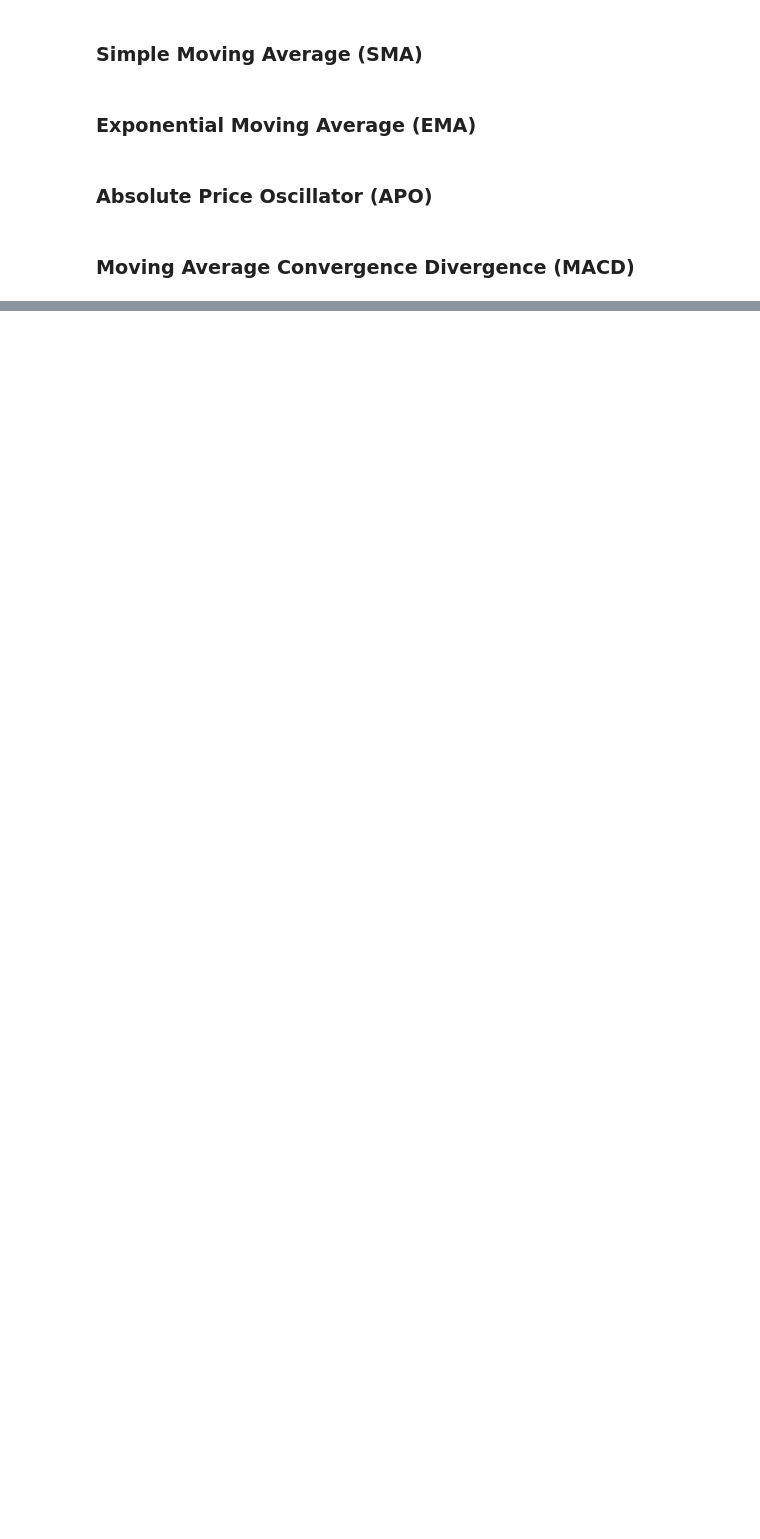
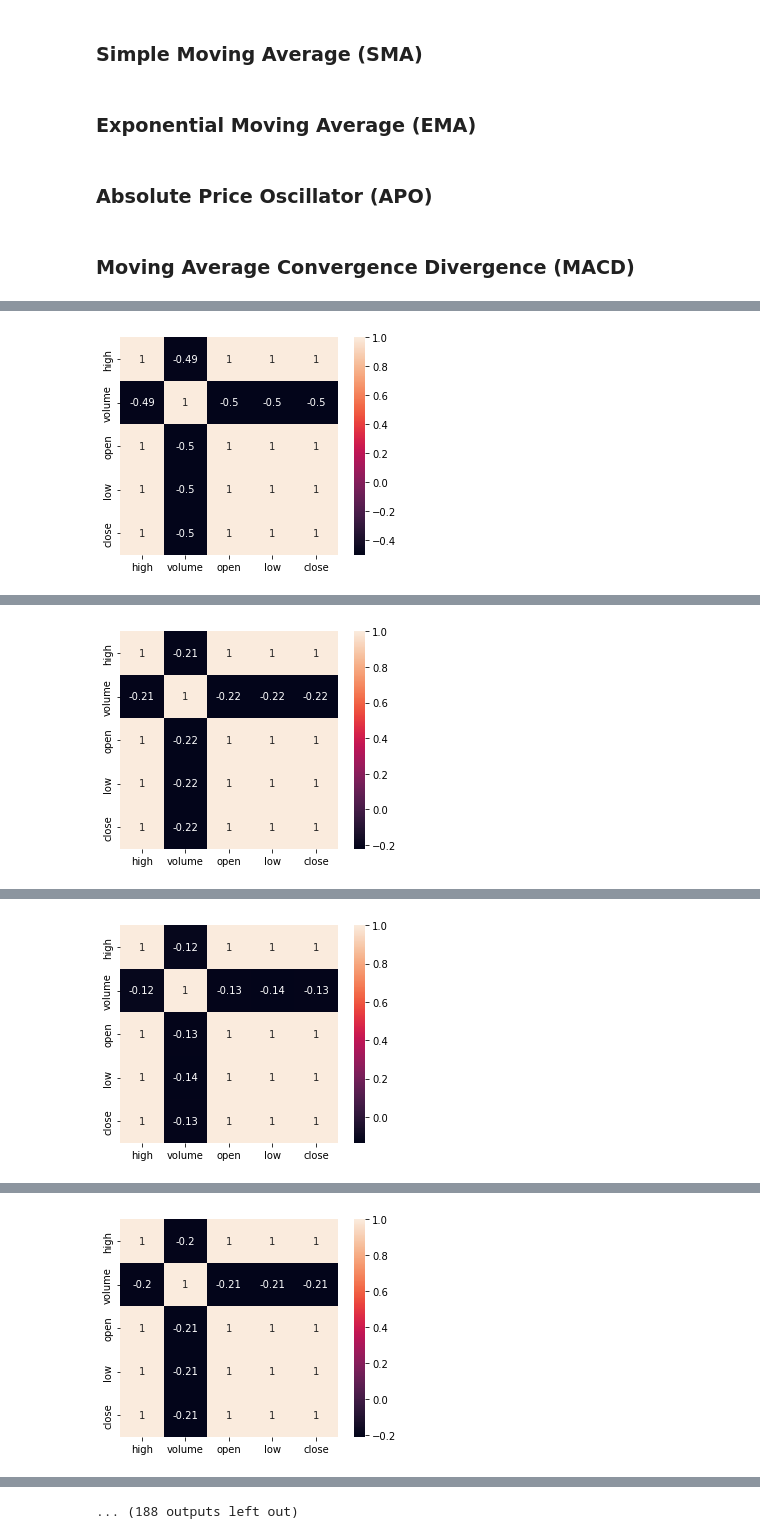
Before and after one commit to elkinnarvaez/thesis, a Jupyter notebook: TradingProject.ipynb, the cells around one changed output, grey strips where cells are left out. Cells and saved outputs as stored; diff of their text form; code cells hidden in the pictures; blank space fills up the shorter version.

```diff
--- a/TradingProject.ipynb
+++ b/TradingProject.ipynb
@@ -130,0 +142,9 @@ BKR
+# %%
+progress = 0
+for symbol in constituent_symbols:
+    print(f"Progress: {math.floor((progress*100)/len(constituent_symbols))}%")
+    f = open(f"data/stocks/{symbol}.csv", "w")
+    f.write(dfs[symbol].to_csv(index=False))
+    f.close()
+    progress += 1
+print(f"Progress: {100}%")
@@ -130,0 +171,8 @@ BKR
+# %%
+dfs = {}
+progress = 0
+for symbol in constituent_symbols:
+    print(f"Progress: {math.floor((progress*100)/len(constituent_symbols))}%")
+    dfs[symbol] = pd.read_csv(f"data/stocks/{symbol}.csv")
+    progress += 1
+print(f"Progress: {100}%")
@@ -133,7 +199,3 @@ BKR
-# %%
-tradingSignals = {}
-for symbol in stockSymbols:
-    tradingSignals[symbol] = {}
 # %% [markdown]
 ### Simple Moving Average (SMA)
 # %%
@@ -251,0 +316,25 @@ def MACD(symbol, numPeriodsFast, numPeriodsSlow, numPeriodsMacd):
+# %%
+for symbol in constituent_symbols:
+    print(symbol)
+    print(dfs[symbol])
+    print()
+    print("--- Shape ---")
+    print("Number of records:", dfs[symbol].shape[0])
+    print("Number of attributes:", dfs[symbol].shape[1])
+    print()
+    print("--- Types ---")
+    print(dfs[symbol].dtypes)
+    print()
+    print("--- Missing values in each attribute ---")
+    print(dfs[symbol].isnull().sum())
+    print()
+    print("--- Statistical measures for each attribute ---")
+    print(dfs[symbol].describe())
+    print()
+    print("--- Correlation ---")
+    sns.heatmap(dfs[symbol].corr(), square=True, annot=True)
+    plt.show()
+    print()
+    print()
+    print()
+# %% [output]
@@ -251,0 +358 @@ def MACD(symbol, numPeriodsFast, numPeriodsSlow, numPeriodsMacd):
+[figure, added]
@@ -251,0 +376 @@ def MACD(symbol, numPeriodsFast, numPeriodsSlow, numPeriodsMacd):
+[figure, added]
@@ -251,0 +394 @@ def MACD(symbol, numPeriodsFast, numPeriodsSlow, numPeriodsMacd):
+[figure, added]
@@ -251,0 +412 @@ def MACD(symbol, numPeriodsFast, numPeriodsSlow, numPeriodsMacd):
+[figure, added]
@@ -251,0 +449 @@ def MACD(symbol, numPeriodsFast, numPeriodsSlow, numPeriodsMacd):
+... (188 outputs left out)
```
Also changed, not shown: parts of 27 cells of this notebook.
